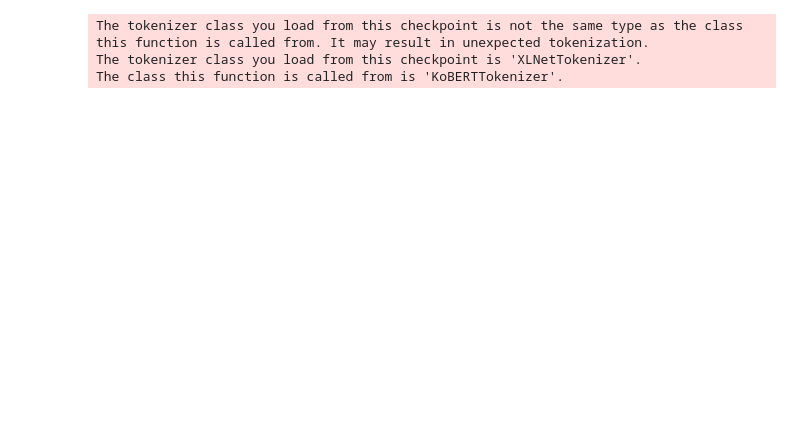
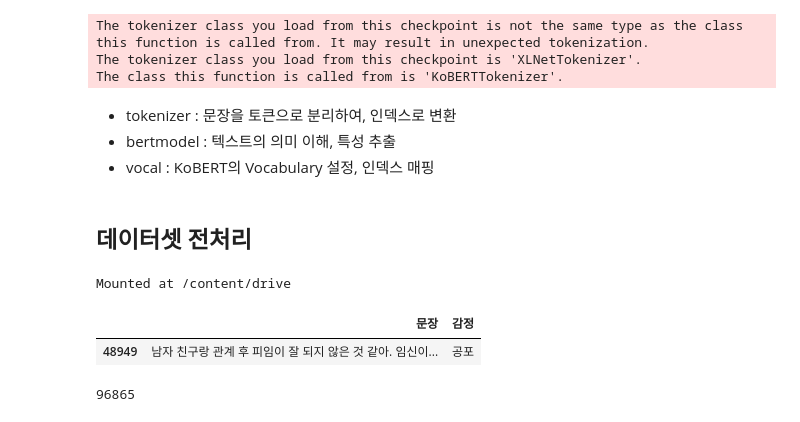
Before and after one commit to ITE-2023/KoBERT, a Jupyter notebook: KoBERT.ipynb, the cells around one changed output. Drawn from its saved outputs; the diff is of its cells as text; code cells hidden in the pictures; blank space fills up the shorter version.

Commit message:
데이터셋 전처리

```diff
--- a/KoBERT.ipynb
+++ b/KoBERT.ipynb
@@ -167,3 +74,14 @@ vocab = nlp.vocab.BERTVocab.from_sentencepiece(tokenizer.vocab_file, padding_tok
 The tokenizer class you load from this checkpoint is not the same type as the class this function is called from. It may result in unexpected tokenization.
 The tokenizer class you load from this checkpoint is 'XLNetTokenizer'.
 The class this function is called from is 'KoBERTTokenizer'.
+# %% [markdown]
+- tokenizer : 문장을 토큰으로 분리하여, 인덱스로 변환
+- bertmodel : 텍스트의 의미 이해, 특성 추출
+- vocal : KoBERT의 Vocabulary 설정, 인덱스 매핑
+# %% [markdown]
+## 데이터셋 전처리
+# %%
+from google.colab import drive
+drive.mount('/content/drive')
+# %% [output]
+Mounted at /content/drive
@@ -169,0 +90,9 @@ The class this function is called from is 'KoBERTTokenizer'.
+# %%
+dataset.sample(n=1)
+# %% [output]
+|  | 문장 | 감정 |
+| 48949 | 남자 친구랑 관계 후 피임이 잘 되지 않은 것 같아. 임신이... | 공포 |
+# %%
+len(dataset)
+# %% [output]
+96865
```
Also changed, not shown: parts of 24 cells of this notebook.
